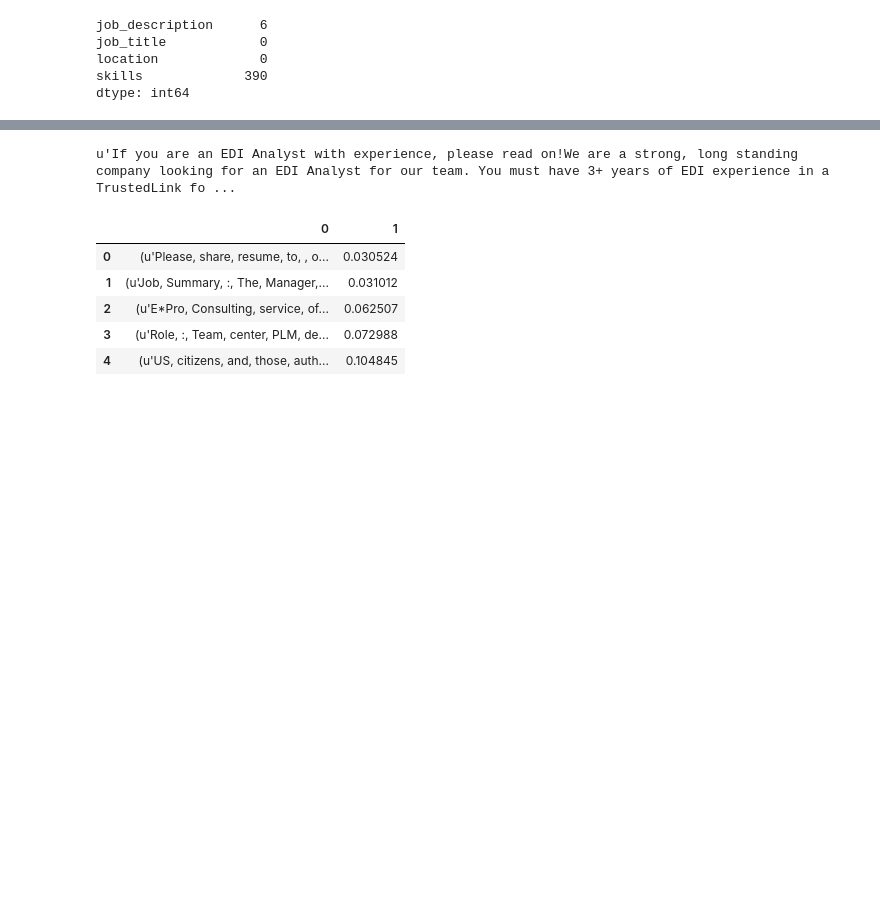
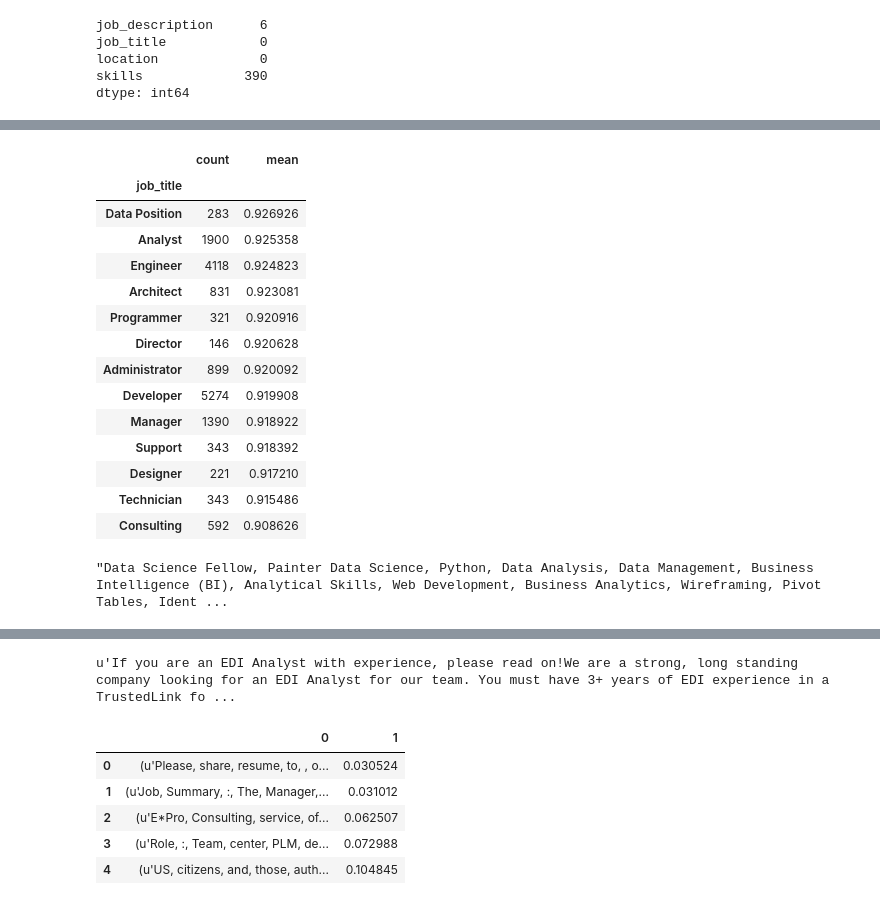
Before and after one commit to zach-brown-18/check-your-tech-profile, a Jupyter notebook: code/Recommender-system.ipynb, the cells around one changed output, grey strips where cells are left out. Saved outputs shown, nothing was run; the diff lists cells and outputs as text; code cells hidden in the pictures; blank space fills up the shorter version.

Commit message:
First recommender system complete

```diff
--- a/code/Recommender-system.ipynb
+++ b/code/Recommender-system.ipynb
@@ -46,0 +140,3 @@ jobs.reset_index(drop=True, inplace=True)
+# %%
+titles_and_docs = jobs[['job_title']].copy()
+titles_and_docs['doc'] = jobs['text'].map(nlp)
@@ -46,0 +167,10 @@ jobs.reset_index(drop=True, inplace=True)
+# %%
+# Load in profile data to test the similarity score
+profile_data_zach = pd.read_csv('../data/linkedin/test-output/Zach_LinkedInData_12-16-2020.csv')
+
+profile_data_zach['text'] = profile_data_zach['Titles'] + ' ' \
+                        + profile_data_zach['Skills'] + ' ' \
+                        + profile_data_zach['Summary'] + ' ' \
+                        + profile_data_zach['Education']
+
+profile_data_zach['text'][0]
@@ -46,0 +179,7 @@ jobs.reset_index(drop=True, inplace=True)
+# %%
+# Zach's profile
+profile_text_zach = profile_data_zach['text'][0]
+profile_doc_zach = nlp(profile_text_zach)
+
+# First similarity scores for first 100 job postings
+titles_and_docs['doc'][:100].map(lambda x: x.similarity(profile_doc_zach))
@@ -46,0 +199,35 @@ jobs.reset_index(drop=True, inplace=True)
+# %%
+# Calculate all similarity scores
+zach_scores = jobs[['job_title']].copy()
+zach_scores['sim_score'] = titles_and_docs['doc'].map(lambda x: x.similarity(profile_doc_zach))
+# %%
+# Zach's results
+zach_scores.groupby('job_title').agg(['count', 'mean'])['sim_score'].sort_values('mean', ascending=False)
+# %% [output]
+|  | count | mean |
+| job_title |  |  |
+| Data Position | 283 | 0.926926 |
+| Analyst | 1900 | 0.925358 |
+| Engineer | 4118 | 0.924823 |
+| Architect | 831 | 0.923081 |
+| Programmer | 321 | 0.920916 |
+| Director | 146 | 0.920628 |
+| Administrator | 899 | 0.920092 |
+| Developer | 5274 | 0.919908 |
+| Manager | 1390 | 0.918922 |
+| Support | 343 | 0.918392 |
+| Designer | 221 | 0.917210 |
+| Technician | 343 | 0.915486 |
+| Consulting | 592 | 0.908626 |
+# %%
+# Load in profile data to test the similarity score
+profile_data_nolan = pd.read_csv('../data/linkedin/test-output/Nolan_LinkedInData_12-16-2020.csv')
+
+profile_data_nolan['text'] = profile_data_nolan['Titles'] + ' ' \
+                        + profile_data_nolan['Skills'] + ' ' \
+                        + profile_data_nolan['Summary'] + ' ' \
+                        + profile_data_nolan['Education']
+
+profile_data_nolan['text'][0]
+# %% [output]
+"Data Science Fellow, Painter Data Science, Python, Data Analysis, Data Management, Business Intelligence (BI), Analytical Skills, Web Development, Business Analytics, Wireframing, Pivot Tables, Ident ...
```
Also changed, not shown: parts of 37 cells of this notebook, 3 other files.
